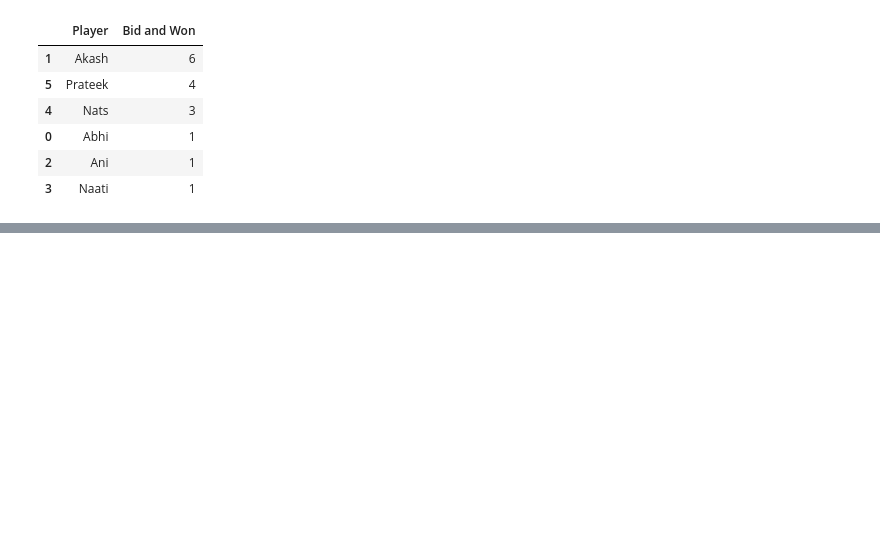
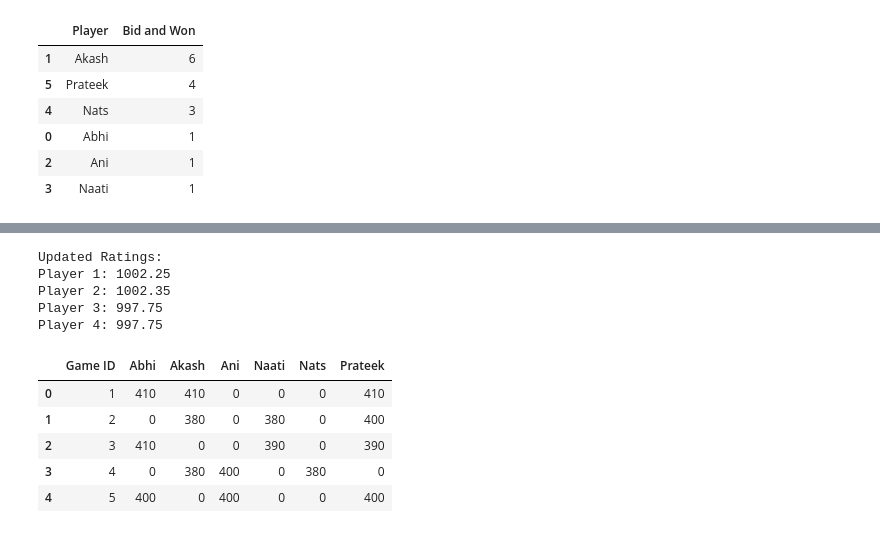
Before and after one commit to akash-suresh/three-of-spades, a Jupyter notebook: 3ofSpades.ipynb, the cells around one changed output, grey strips where cells are left out. Saved outputs shown, nothing was run; the diff lists cells and outputs as text; code cells hidden in the pictures; blank space fills up the shorter version.

```diff
--- a/3ofSpades.ipynb
+++ b/3ofSpades.ipynb
@@ -109,0 +195,76 @@ get_bid_and_won_stats(raw_df)
+# %%
+BASE_RATING = 1000
+DENOMINATOR = 200
+class Player:
+    def __init__(self, name, rating=BASE_RATING):
+        self.name = name
+        self.rating = rating
+
+
+def calculate_rating_change(winning_team, losing_team, winning_team_points):
+    assert len(winning_team) == len(winning_team_points)
+
+    bid = min(winning_team_points)
+
+    # Calculate average ratings of winning and losing teams
+    avg_winning_rating = sum(player.rating for player in winning_team) / len(winning_team)
+    avg_losing_rating = sum(player.rating for player in losing_team) / len(losing_team)
+
+    # Calculate adjustment factor based on rating difference
+    rating_difference = avg_winning_rating - avg_losing_rating
+    # if winning team is stronger --> rating_difference > 0
+    # if winning team is weaker --> rating_difference < 0
+
+    # capping adjustment factor to [-0.5, 0.5] range
+    adjustment_factor = max(-0.5, min(0.5, rating_difference/BASE_RATING))
+
+    # Calculate adjusted points for the winning team
+    # case 1 - both are equal --> adjustment_factor = 0
+    # case 2 - winning team is stronger --> adjustment_factor > 0 [reduce reward by x%]
+    # case 3 - winning team is weaker --> adjustment_factor < 0 [increase reward by x%]
+
+    # Update ratings for players in winning team
+    for player, player_points in zip(winning_team, winning_team_points):
+        adjusted_points = (player_points/DENOMINATOR) * (1-adjustment_factor)
+        player.rating += adjusted_points
+
+    # Update ratings for players in losing team
+    for player in losing_team:
+        adjusted_points = (bid/DENOMINATOR) * (1-adjustment_factor)
+        player.rating -= adjusted_points
+
+# Example usage
+if __name__ == "__main__":
+    # Initialize players
+    player1 = Player("Player 1", rating=1000)
+    player2 = Player("Player 2", rating=1000)
+    player3 = Player("Player 3", rating=1000)
+    player4 = Player("Player 4", rating=1000)
+
+    # Define teams and base points
+    winning_team = [player1, player2]
+    losing_team = [player3, player4]
+    points_won = [450, 470]  # Base points awarded to winning team
+
+    # Calculate rating changes
+    calculate_rating_change(winning_team, losing_team, points_won)
+
+    # Print updated ratings
+    print("Updated Ratings:")
+    for player in [player1, player2, player3, player4]:
+        print(f"{player.name}: {player.rating}")
+# %% [output]
+Updated Ratings:
+Player 1: 1002.25
+Player 2: 1002.35
+Player 3: 997.75
+Player 4: 997.75
+# %%
+raw_df.head()
+# %% [output]
+|  | Game ID | Abhi | Akash | Ani | Naati | Nats | Prateek |
+| 0 | 1 | 410 | 410 | 0 | 0 | 0 | 410 |
+| 1 | 2 | 0 | 380 | 0 | 380 | 0 | 400 |
+| 2 | 3 | 410 | 0 | 0 | 390 | 0 | 390 |
+| 3 | 4 | 0 | 380 | 400 | 0 | 380 | 0 |
+| 4 | 5 | 400 | 0 | 400 | 0 | 0 | 400 |
```
Also changed, not shown: parts of 6 cells of this notebook.
